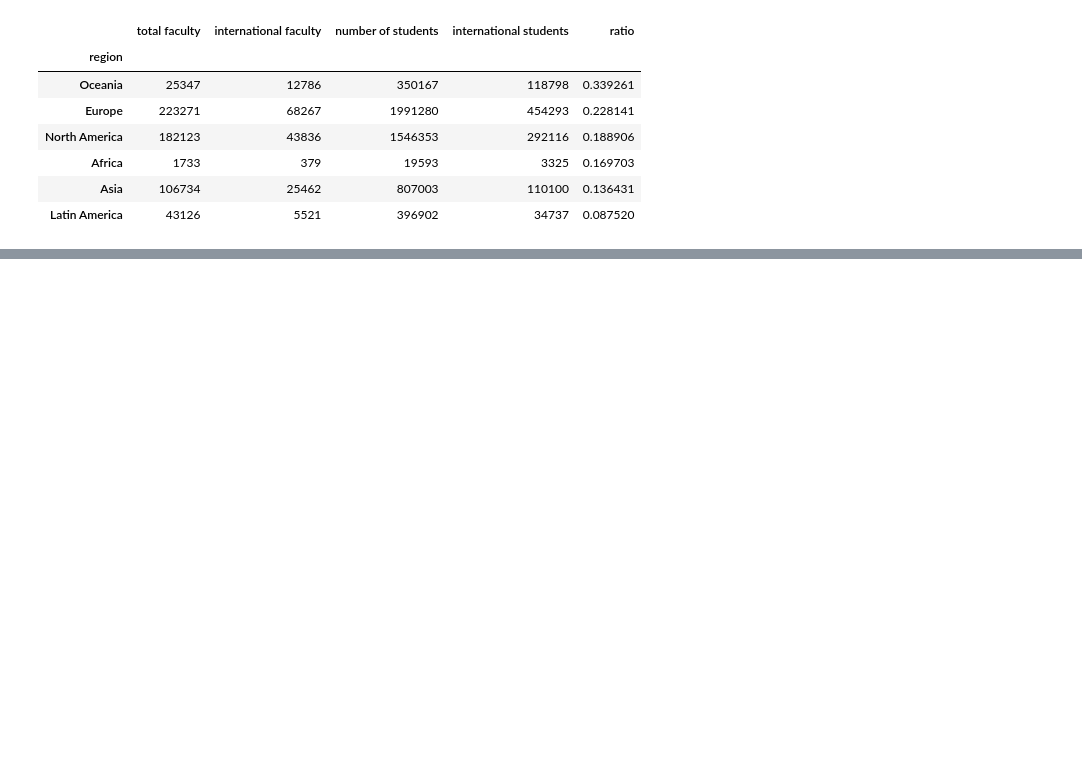
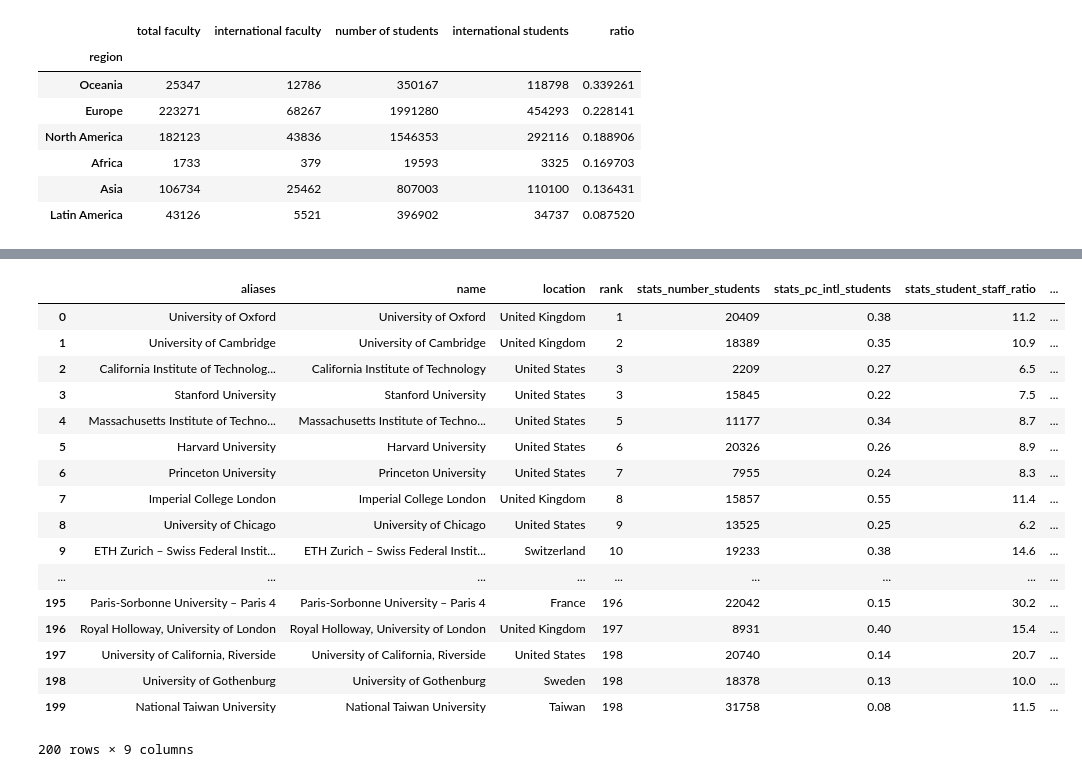
Before and after one commit to lkieliger/adagroup, a Jupyter notebook: hw2/Homework 2.ipynb, the cells around one changed output, grey strips where cells are left out. Cells and saved outputs as stored; diff of their text form; code cells hidden in the pictures; blank space fills up the shorter version.

```diff
--- a/hw2/Homework 2.ipynb
+++ b/hw2/Homework 2.ipynb
@@ -265,0 +266,8 @@ print(end - start)
+# %%
+r = requests.get('https://www.timeshighereducation.com/sites/default/files/the_data_rankings/world_university_rankings_2018_limit0_369a9045a203e176392b9fb8f8c1cb2a.json')
+json = r.json()['data']
+# %%
+df_2 = pd.DataFrame(json)
+df_2 = df_2[['aliases','name','location','rank','stats_number_students','stats_pc_intl_students','stats_student_staff_ratio']]
+df_2 = df_2.head(200)
+display(df_2)
@@ -265,0 +293,40 @@ print(end - start)
+# %%
+def format_rank(x):
+    return int(x.replace('=',''))
+
+def format_percentage_students(x):
+    return int(x.replace('%','')) /100
+
+def format_number_students(x):
+    return int(x.replace(',',''))
+# %%
+# TODO: Care for the rank if tie
+
+df_2['stats_pc_intl_students'] = df_2['stats_pc_intl_students'].apply(lambda x: format_percentage_student(x))
+df_2['rank'] = df_2['rank'].apply(lambda x: format_rank(x))
+df_2['stats_number_students'] = df_2['stats_number_students'].apply(lambda x: format_number_students(x))
+df_2['stats_student_staff_ratio'] = df_2['stats_student_staff_ratio'].apply(pd.to_numeric)
+
+
+df_2['international students'] = df_2['stats_number_students'] * df_2['stats_pc_intl_students']
+df_2['total faculty'] = (df_2['stats_number_students'] / df_2['stats_student_staff_ratio']).astype(int)
+df_2 = df_2.drop(['stats_pc_intl_students','stats_student_staff_ratio'],1)
+# %% [output]
+|  | aliases | name | location | rank | stats_number_students | stats_pc_intl_students | stats_student_staff_ratio | ... |
+| 0 | University of Oxford | University of Oxford | United Kingdom | 1 | 20409 | 0.38 | 11.2 | ... |
+| 1 | University of Cambridge | University of Cambridge | United Kingdom | 2 | 18389 | 0.35 | 10.9 | ... |
+| 2 | California Institute of Technolog... | California Institute of Technology | United States | 3 | 2209 | 0.27 | 6.5 | ... |
+| 3 | Stanford University | Stanford University | United States | 3 | 15845 | 0.22 | 7.5 | ... |
+| 4 | Massachusetts Institute of Techno... | Massachusetts Institute of Techno... | United States | 5 | 11177 | 0.34 | 8.7 | ... |
+| 5 | Harvard University | Harvard University | United States | 6 | 20326 | 0.26 | 8.9 | ... |
+| 6 | Princeton University | Princeton University | United States | 7 | 7955 | 0.24 | 8.3 | ... |
+| 7 | Imperial College London | Imperial College London | United Kingdom | 8 | 15857 | 0.55 | 11.4 | ... |
+| 8 | University of Chicago | University of Chicago | United States | 9 | 13525 | 0.25 | 6.2 | ... |
+| 9 | ETH Zurich – Swiss Federal Instit... | ETH Zurich – Swiss Federal Instit... | Switzerland | 10 | 19233 | 0.38 | 14.6 | ... |
+| ... | ... | ... | ... | ... | ... | ... | ... | ... |
+| 195 | Paris-Sorbonne University – Paris 4 | Paris-Sorbonne University – Paris 4 | France | 196 | 22042 | 0.15 | 30.2 | ... |
+| 196 | Royal Holloway, University of London | Royal Holloway, University of London | United Kingdom | 197 | 8931 | 0.40 | 15.4 | ... |
+| 197 | University of California, Riverside | University of California, Riverside | United States | 198 | 20740 | 0.14 | 20.7 | ... |
+| 198 | University of Gothenburg | University of Gothenburg | Sweden | 198 | 18378 | 0.13 | 10.0 | ... |
+| 199 | National Taiwan University | National Taiwan University | Taiwan | 198 | 31758 | 0.08 | 11.5 | ... |
+200 rows × 9 columns
```
Also changed, not shown: parts of 6 cells of this notebook.
